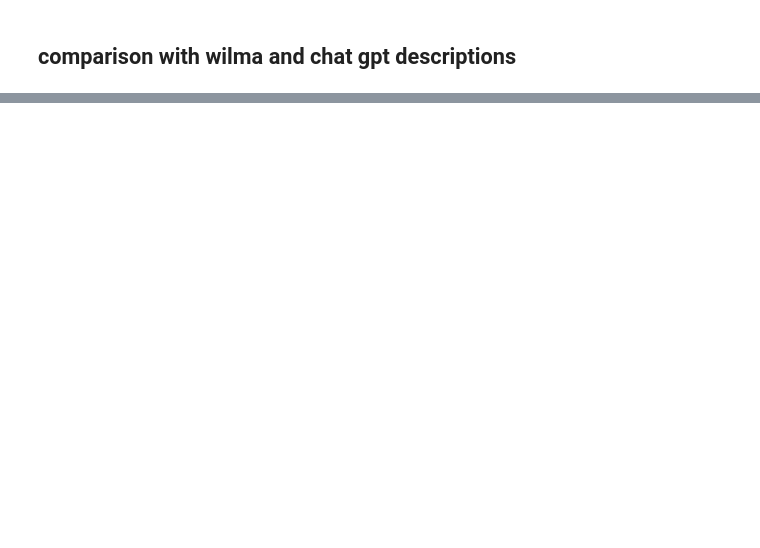
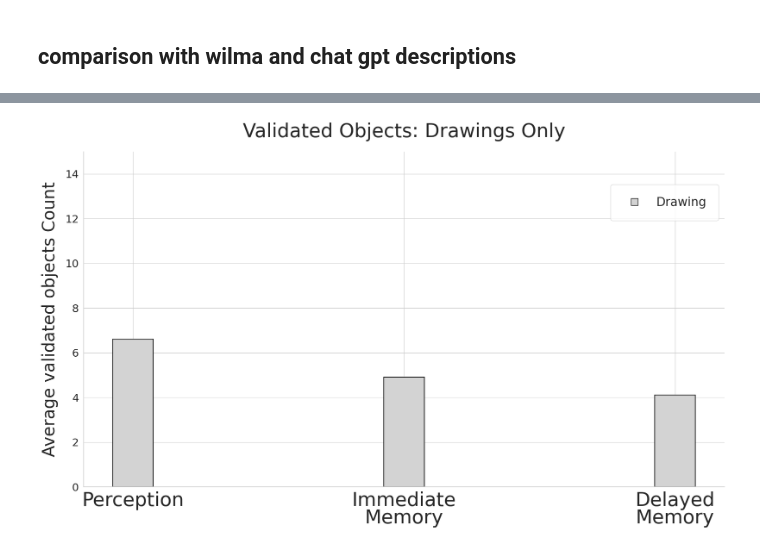
Before and after one commit to AnatKordon/Imagination_in_translation, a Jupyter notebook: analysis/nlp_analysis/corrected_objects_analysis.ipynb, the cells around one changed output, grey strips where cells are left out. Cells and saved outputs as stored; diff of their text form; code cells hidden in the pictures; blank space fills up the shorter version.

```diff
--- a/analysis/nlp_analysis/corrected_objects_analysis.ipynb
+++ b/analysis/nlp_analysis/corrected_objects_analysis.ipynb
@@ -443,0 +387,97 @@ plt.show()
+# %%
+import matplotlib.pyplot as plt
+import numpy as np
+import pandas as pd
+import seaborn as sns
+from matplotlib.lines import Line2D
+
+# --- 1. Data Aggregation (Keep logic identical for scaling) ---
+per_user_desc = df.groupby(['uid', 'condition', 'attempt']).agg({
+    'n_validated': 'mean',
+    'n_invalid_not_in_image': 'mean'
+}).reset_index()
+per_user_desc['total'] = per_user_desc['n_validated'] + per_user_desc['n_invalid_not_in_image']
+
+per_user_draw = df_wilma.groupby(['uid', 'condition']).agg({
+    'n_validated': 'mean'
+}).reset_index()
+
+desc_stats = per_user_desc.groupby(['condition', 'attempt']).mean(numeric_only=True).reset_index()
+draw_stats = per_user_draw.groupby(['condition']).mean(numeric_only=True).reset_index()
+gpt_val = gpt_df['n_validated'].mean()
+
+# --- 2. Setup Plotting ---
+sns.set_theme(style="whitegrid")
+fig, ax = plt.subplots(figsize=(20, 12))
+
+conditions = ['perception', 'immediate memory', 'delayed memory']
+attempts = [1, 2, 3]
+x = np.arange(len(conditions))
+width = 0.15
+
+draw_color = '#d3d3d3'
+blue_palette = ['#a1c9f4', '#4878d0', '#1c335e']
+
+# --- 3. Plotting Bars ---
+
+for j, condition in enumerate(conditions):
+    # --- A. Drawing Bar (Keep this) ---
+    pos_draw = j - 1.5 * width
+    draw_val = draw_stats[draw_stats['condition'] == condition]['n_validated'].values[0]
+
+    ax.bar(pos_draw, draw_val, width, color=draw_color, edgecolor='black', linewidth=1.5)
+
+    # Optional: Dots for Drawings (Uncomment if you want them visible on this slide)
+    # dots_draw = per_user_draw[per_user_draw['condition'] == condition]['n_validated']
+    # ax.scatter(np.random.uniform(pos_draw-0.03, pos_draw+0.03, len(dots_draw)), dots_draw,
+    #            color='black', alpha=0.3, s=25, zorder=3)
+
+    # --- B. Description Attempt Bars (Hidden to keep alignment) ---
+    for i, attempt in enumerate(attempts):
+        # We calculate the position but don't call ax.bar()
+        # This ensures the 'Drawing' bar doesn't shift to the center
+        pos_desc = j + (i - 0.5) * width
+
+# --- 4. Final Polish ---
+
+# Keep GPT Baseline for context (or comment out if you want it strictly for drawings)
+# ax.axhline(y=gpt_val, color='#d62728', linestyle='--', linewidth=3, label='GPT-5 Baseline', zorder=2)
+
+ax.set_title('Validated Objects: Drawings Only', fontsize=40, pad=30)
+ax.set_ylabel('Average validated objects Count', fontsize=35, labelpad=15)
+# 1. Prepare the wrapped labels
+wrapped_labels = [c.title().replace(' ', '\n') for c in conditions]
+
+# 2. Apply them to the axis
+# Center the ticks on the drawing bars instead of the group center
+ax.set_xticks(x - 1.5 * width)
+
+
+ax.set_xticklabels(wrapped_labels, fontsize=40, linespacing=0.9)
+# Set ticks every 2 units from 0 to 14
+ax.set_yticks(np.arange(0, 15, 2))
+
+# Ensure the font size remains consistent with your previous graph
+ax.tick_params(axis='y', labelsize=22)
+
+# Set the limit to 14 (or slightly higher, like 15, to give the bars some head room)
+ax.set_ylim(0, 15)
+
+
+# Set Y-axis limit identical to the first graph to prevent jumping during transition
+# Replace 'MAX_Y_VALUE' with the height of your highest description bar from the original data
+# ax.set_ylim(0, MAX_Y_VALUE)
+
+# Minimal Legend for this version
+legend_elements = [
+    Line2D([0], [0], color=draw_color, lw=0, label='Drawing', marker='s', markeredgecolor='black', markersize=15),
+    # Line2D([0], [0], color='#d62728', lw=3, linestyle='--', label='GPT-5 Baseline')
+]
+
+ax.legend(handles=legend_elements, loc='upper right', bbox_to_anchor=(1.0, 0.92), fontsize=25, frameon=True, borderpad=1)
+
+sns.despine()
+plt.tight_layout()
+plt.show()
+# %% [output]
+[figure, added]
```
Also changed, not shown: parts of 10 cells of this notebook, 9 other files.
